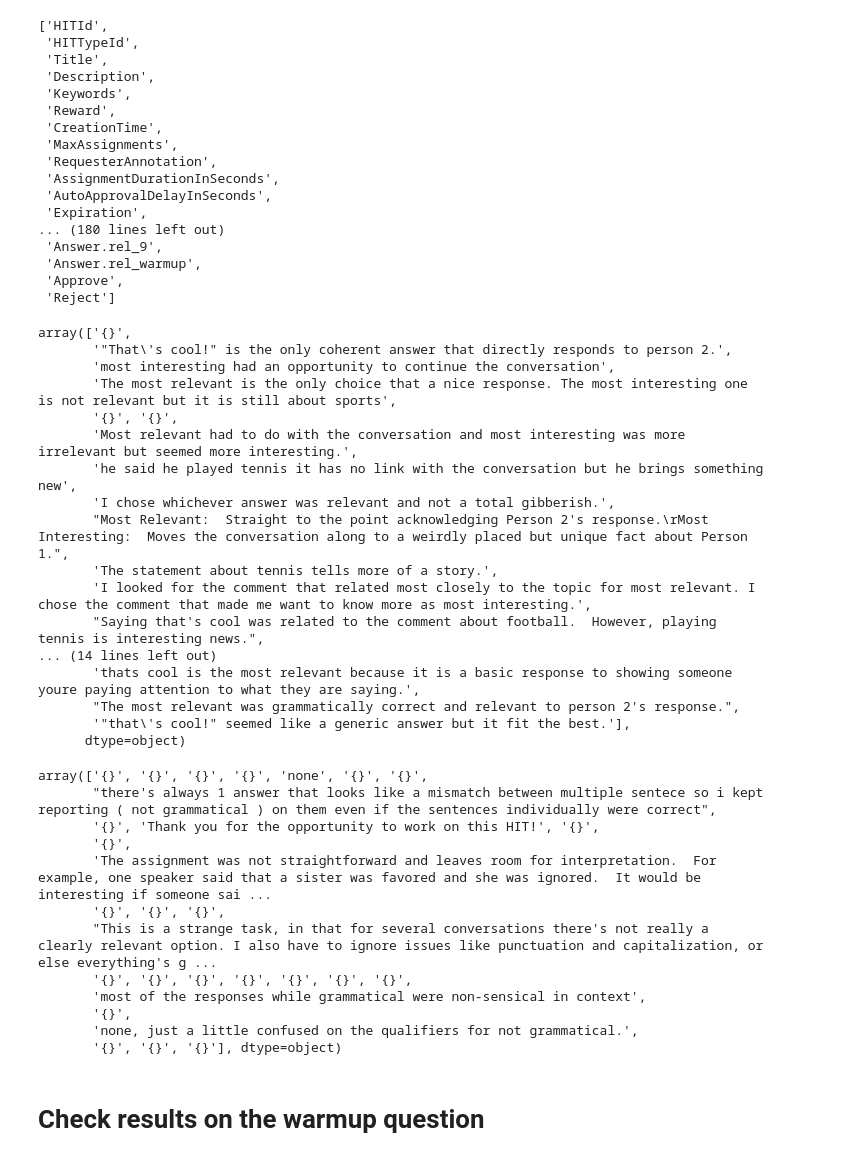
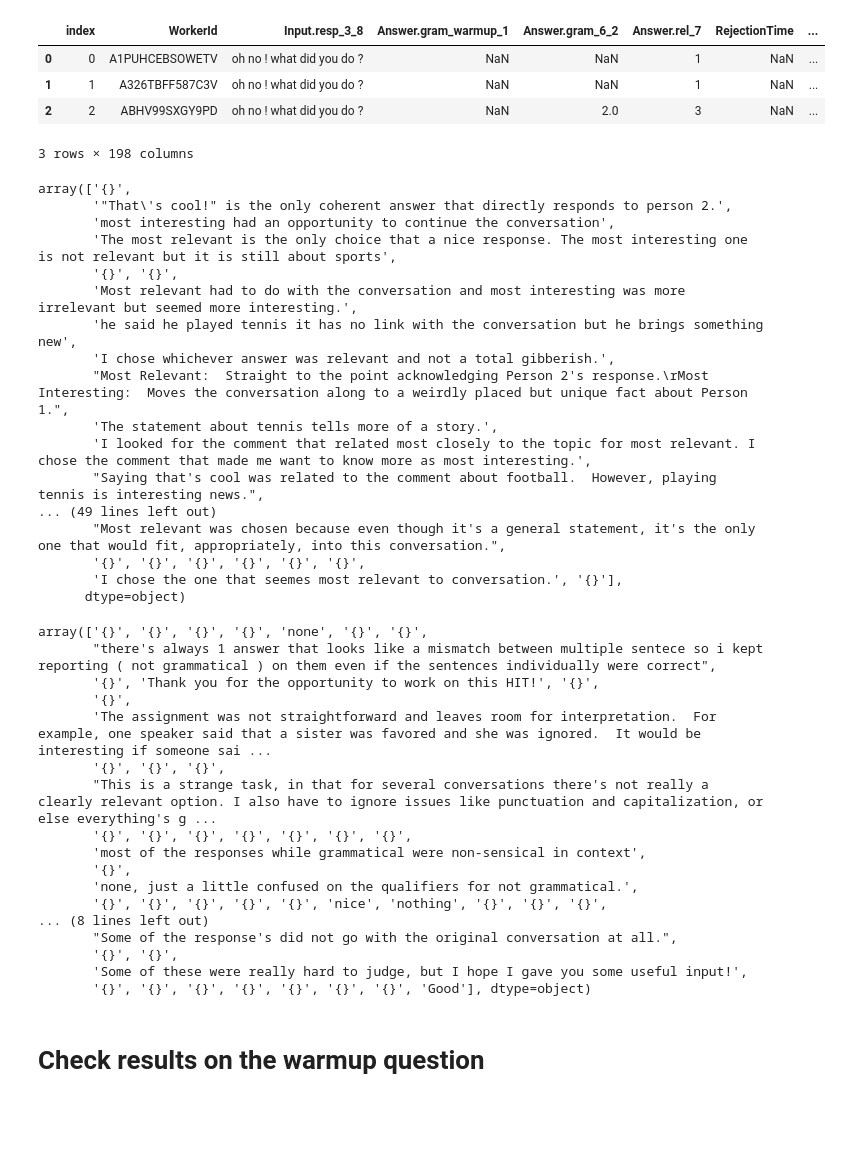
Before and after one commit to odemasi/ParlAI, a Jupyter notebook: evaluation/Explore_results_v1.ipynb, the cells around one changed output. Saved outputs shown, nothing was run; the diff lists cells and outputs as text; code cells hidden in the pictures; blank space fills up the shorter version.

```diff
--- a/evaluation/Explore_results_v1.ipynb
+++ b/evaluation/Explore_results_v1.ipynb
@@ -22,23 +19,32 @@ turk_df = pd.read_csv('batches/Batch_3613145_batch_results.csv') # empathetic-s2
-# %%
-list(turk_df.columns)
-# %% [output]
-['HITId',
- 'HITTypeId',
- 'Title',
- 'Description',
- 'Keywords',
- 'Reward',
- 'CreationTime',
- 'MaxAssignments',
- 'RequesterAnnotation',
- 'AssignmentDurationInSeconds',
- 'AutoApprovalDelayInSeconds',
- 'Expiration',
-... (180 lines left out)
- 'Answer.rel_9',
- 'Answer.rel_warmup',
- 'Approve',
- 'Reject']
+# %%
+batch_names = ['batches/Batch_3613145_batch_results.csv', # empathetic-s2s
+                'batches/Batch_3613732_batch_results.csv', # s2s persona
+                'batches/Batch_3613854_batch_results.csv'] # empathetic transformer
+raw_dfs = {}
+
+for batch_name in batch_names:
+    raw_dfs[batch_name] = pd.read_csv(batch_name)
+
+tot_cols = []
+for batch_name in batch_names:
+    tot_cols.extend(raw_dfs[batch_name].columns)
+tot_cols = set(tot_cols)
+
+
+for batch_name in batch_names:
+    for col in tot_cols:
+        if col not in raw_dfs[batch_name].columns:
+            raw_dfs[batch_name][col] = np.NaN
+
+turk_df = pd.concat([raw_dfs[b][tot_cols] for b in batch_names], axis=0).reset_index()
+# %%
+turk_df[:3]
+# %% [output]
+|  | index | WorkerId | Input.resp_3_8 | Answer.gram_warmup_1 | Answer.gram_6_2 | Answer.rel_7 | RejectionTime | ... |
+| 0 | 0 | A1PUHCEBSOWETV | oh no ! what did you do ? | NaN | NaN | 1 | NaN | ... |
+| 1 | 1 | A326TBFF587C3V | oh no ! what did you do ? | NaN | NaN | 1 | NaN | ... |
+| 2 | 2 | ABHV99SXGY9PD | oh no ! what did you do ? | NaN | 2.0 | 3 | NaN | ... |
+3 rows × 198 columns
 # %%
 turk_df['Answer.Justified Answer'].values
 # %% [output]
@@ -54,10 +60,10 @@ array(['{}',
        'The statement about tennis tells more of a story.',
        'I looked for the comment that related most closely to the topic for most relevant. I chose the comment that made me want to know more as most interesting.',
        "Saying that's cool was related to the comment about football.  However, playing tennis is interesting news.",
-... (14 lines left out)
-       'thats cool is the most relevant because it is a basic response to showing someone youre paying attention to what they are saying.',
-       "The most relevant was grammatically correct and relevant to person 2's response.",
-       '"that\'s cool!" seemed like a generic answer but it fit the best.'],
+... (49 lines left out)
+       "Most relevant was chosen because even though it's a general statement, it's the only one that would fit, appropriately, into this conversation.",
+       '{}', '{}', '{}', '{}', '{}', '{}',
+       'I chose the one that seemes most relevant to conversation.', '{}'],
       dtype=object)
 # %%
 turk_df['Answer.optionalfeedback'].values
@@ -73,7 +79,12 @@ array(['{}', '{}', '{}', '{}', 'none', '{}', '{}',
        'most of the responses while grammatical were non-sensical in context',
        '{}',
        'none, just a little confused on the qualifiers for not grammatical.',
-       '{}', '{}', '{}'], dtype=object)
+       '{}', '{}', '{}', '{}', '{}', 'nice', 'nothing', '{}', '{}', '{}',
+... (8 lines left out)
+       "Some of the response's did not go with the original conversation at all.",
+       '{}', '{}',
+       'Some of these were really hard to judge, but I hope I gave you some useful input!',
+       '{}', '{}', '{}', '{}', '{}', '{}', '{}', 'Good'], dtype=object)
 # %% [markdown]
 # Check results on the warmup question
 # %% [markdown]
```
Also changed, not shown: parts of 25 cells of this notebook.
